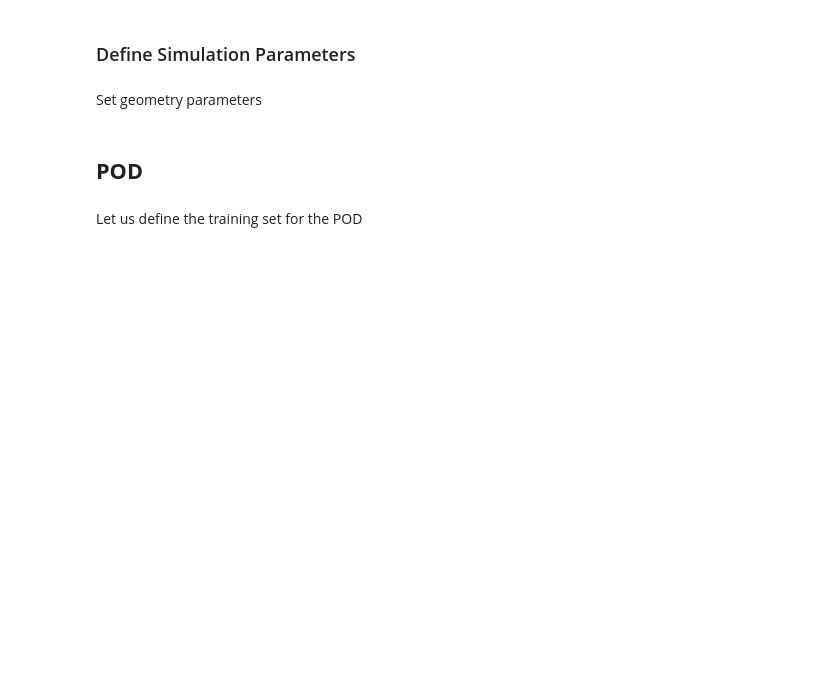
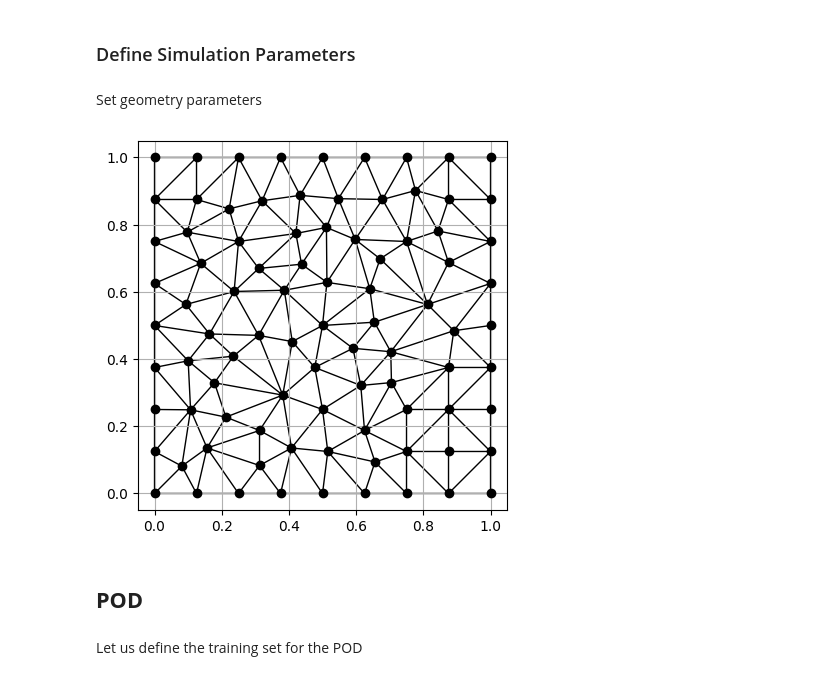
Before and after one commit to martadiridolfi/MOR, a Jupyter notebook: progetto.ipynb, the cells around one changed output. Saved outputs shown, nothing was run; the diff lists cells and outputs as text; code cells hidden in the pictures; blank space fills up the shorter version.

```diff
--- a/progetto.ipynb
+++ b/progetto.ipynb
@@ -183,6 +183,10 @@ domain = { 'SquareEdge': 1.0, 'VerticesBoundaryCondition': [1,1,1,1], 'EdgesBoun
 # BoundaryConditionsType=2 means Dirichlet conditions
 discreteSpace = { 'Order': order, 'Type': 1, 'BoundaryConditionsType': [1, 2] }
 [problemData, dofs, strongs] = gedim.Discretize(discreteSpace, lib)
+# %%
+gedim.PlotMesh(mesh)
+# %% [output]
+[figure, added]
 # %% [markdown]
 ## **POD**
 # %% [markdown]
```
Also changed, not shown: parts of 13 cells of this notebook.
